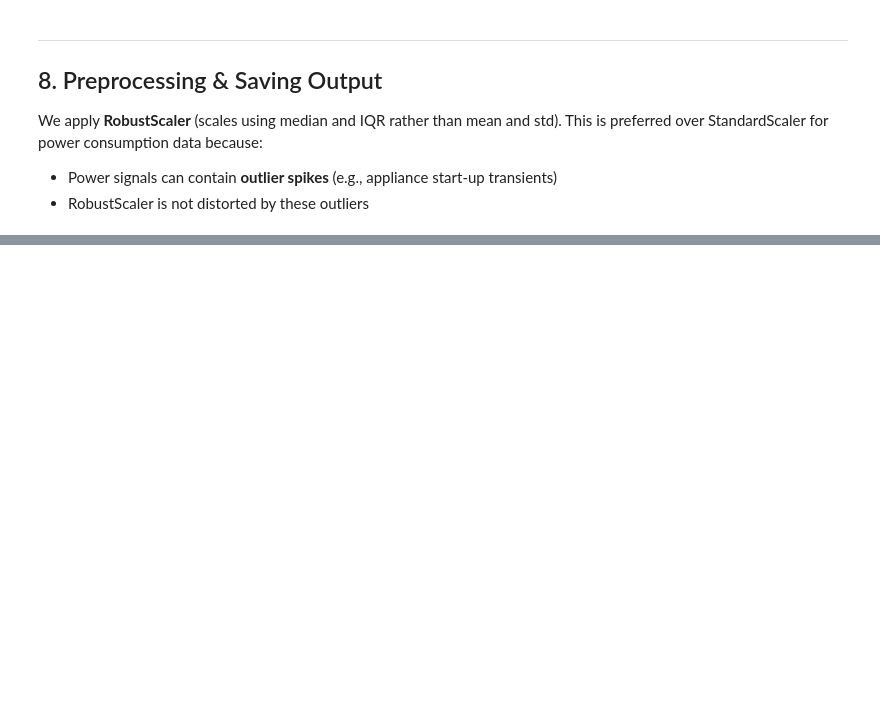
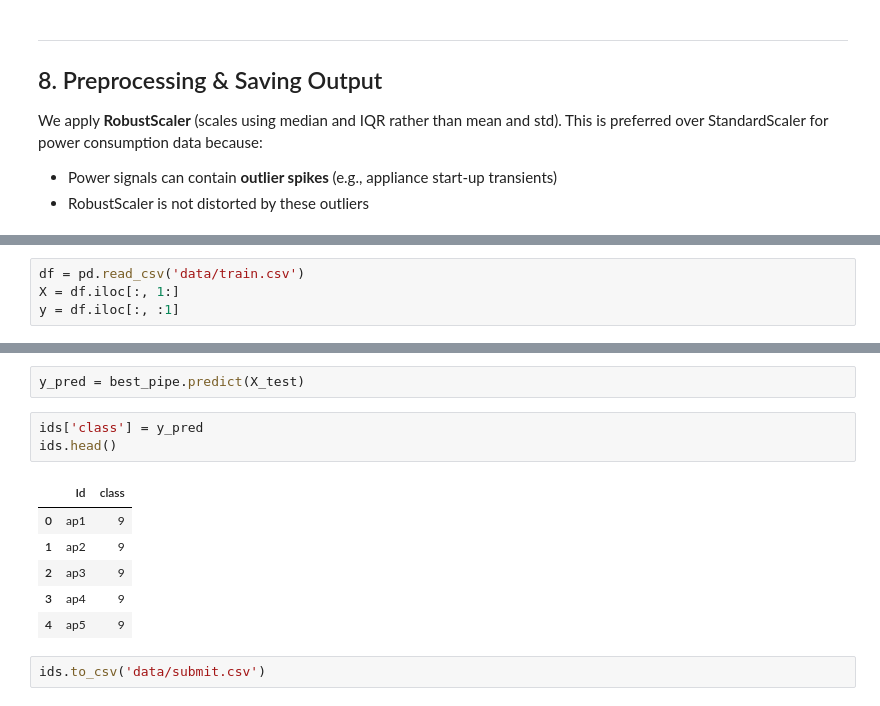
Before and after one commit to raouf529/time_sereis_group_project, a Jupyter notebook: TSAC_EDA_Preprocessing.ipynb, the cells around one changed output, grey strips where cells are left out. Saved outputs shown, nothing was run; the diff lists cells and outputs as text; blank space fills up the shorter version.

Commit message:
add training

```diff
--- a/TSAC_EDA_Preprocessing.ipynb
+++ b/TSAC_EDA_Preprocessing.ipynb
@@ -756,0 +685,4 @@ features_train_scaled.csv
+# %%
+df = pd.read_csv('data/train.csv')
+X = df.iloc[:, 1:]
+y = df.iloc[:, :1]
@@ -756,0 +801,14 @@ features_train_scaled.csv
+# %%
+y_pred = best_pipe.predict(X_test)
+# %%
+ids['class'] = y_pred
+ids.head()
+# %% [output]
+|  | Id | class |
+| 0 | ap1 | 9 |
+| 1 | ap2 | 9 |
+| 2 | ap3 | 9 |
+| 3 | ap4 | 9 |
+| 4 | ap5 | 9 |
+# %%
+ids.to_csv('data/submit.csv')
```
Also changed, not shown: parts of 19 cells of this notebook, 2 other files.
